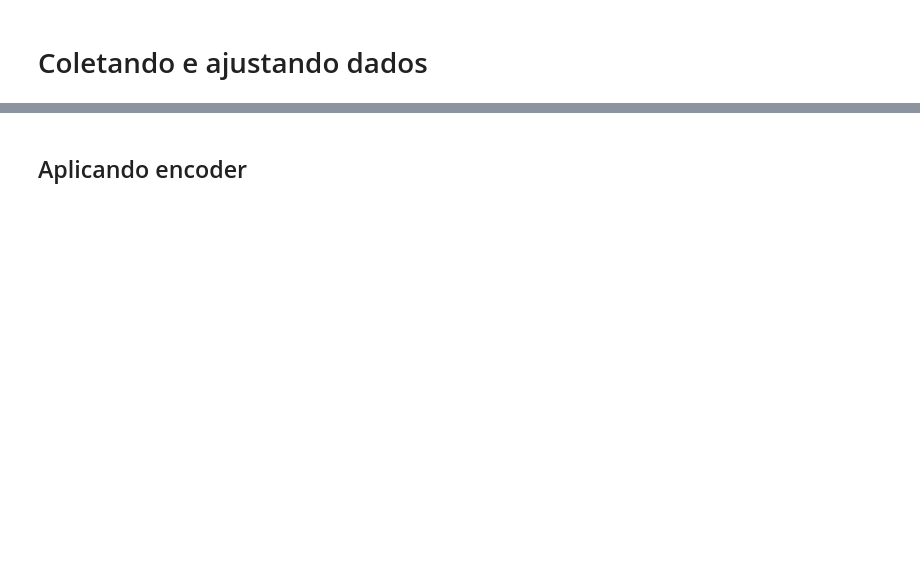
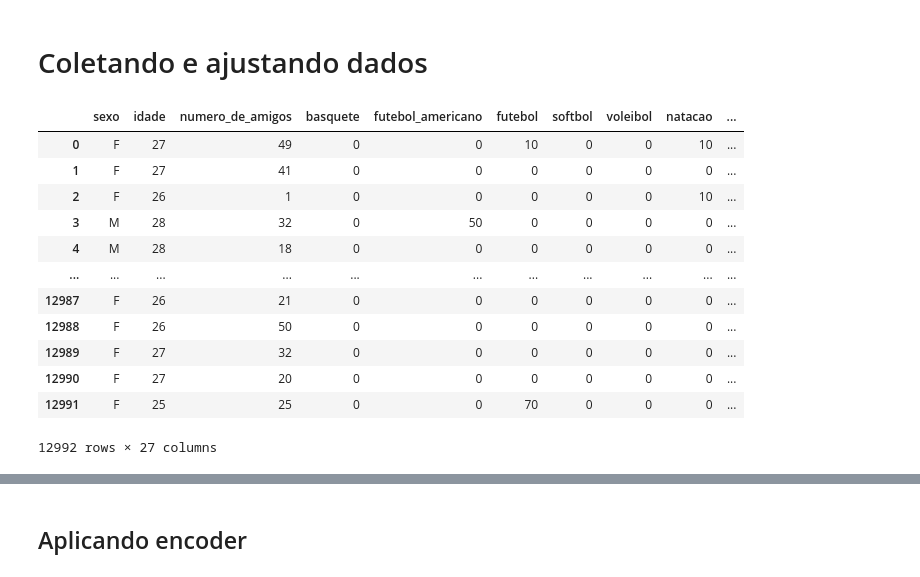
Before and after one commit to marcoamolinaro/machine-learning-alura, a Jupyter notebook: Clusterizacao-dados-sem-rotulo/Aula 1/Projeto_marketing.ipynb, the cells around one changed output, grey strips where cells are left out. Cells and saved outputs as stored; diff of their text form; code cells hidden in the pictures; blank space fills up the shorter version.

```diff
--- a/Clusterizacao-dados-sem-rotulo/Aula 1/Projeto_marketing.ipynb
+++ b/Clusterizacao-dados-sem-rotulo/Aula 1/Projeto_marketing.ipynb
@@ -2,3 +7,20 @@
 url = 'https://raw.githubusercontent.com/alura-cursos/Clusterizacao-dados-sem-rotulo/main/Dados/dados_mkt.csv'
 # %% [markdown]
 # Coletando e ajustando dados
+# %%
+df = pd.read_csv(url)
+df
+# %% [output]
+|  | sexo | idade | numero_de_amigos | basquete | futebol_americano | futebol | softbol | voleibol | natacao | ... |
+| 0 | F | 27 | 49 | 0 | 0 | 10 | 0 | 0 | 10 | ... |
+| 1 | F | 27 | 41 | 0 | 0 | 0 | 0 | 0 | 0 | ... |
+| 2 | F | 26 | 1 | 0 | 0 | 0 | 0 | 0 | 10 | ... |
+| 3 | M | 28 | 32 | 0 | 50 | 0 | 0 | 0 | 0 | ... |
+| 4 | M | 28 | 18 | 0 | 0 | 0 | 0 | 0 | 0 | ... |
+| ... | ... | ... | ... | ... | ... | ... | ... | ... | ... | ... |
+| 12987 | F | 26 | 21 | 0 | 0 | 0 | 0 | 0 | 0 | ... |
+| 12988 | F | 26 | 50 | 0 | 0 | 0 | 0 | 0 | 0 | ... |
+| 12989 | F | 27 | 32 | 0 | 0 | 0 | 0 | 0 | 0 | ... |
+| 12990 | F | 27 | 20 | 0 | 0 | 0 | 0 | 0 | 0 | ... |
+| 12991 | F | 25 | 25 | 0 | 0 | 70 | 0 | 0 | 0 | ... |
+12992 rows × 27 columns
```
Also changed, not shown: parts of 10 cells of this notebook, 1 other file.
